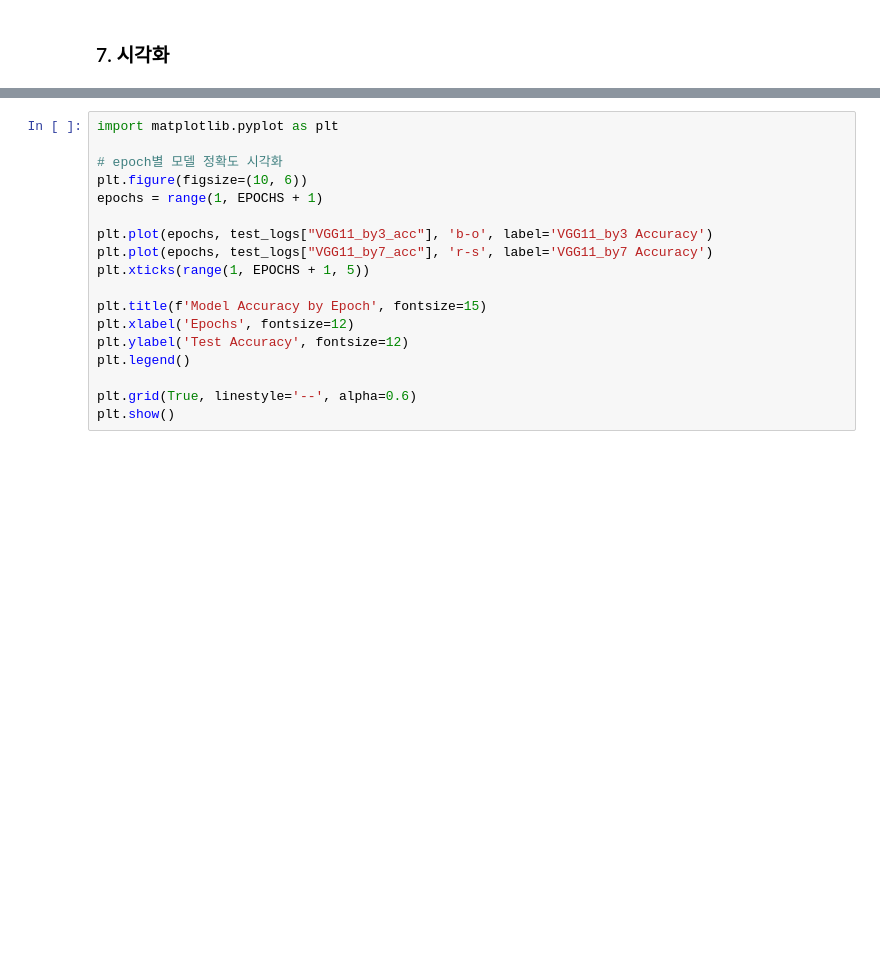
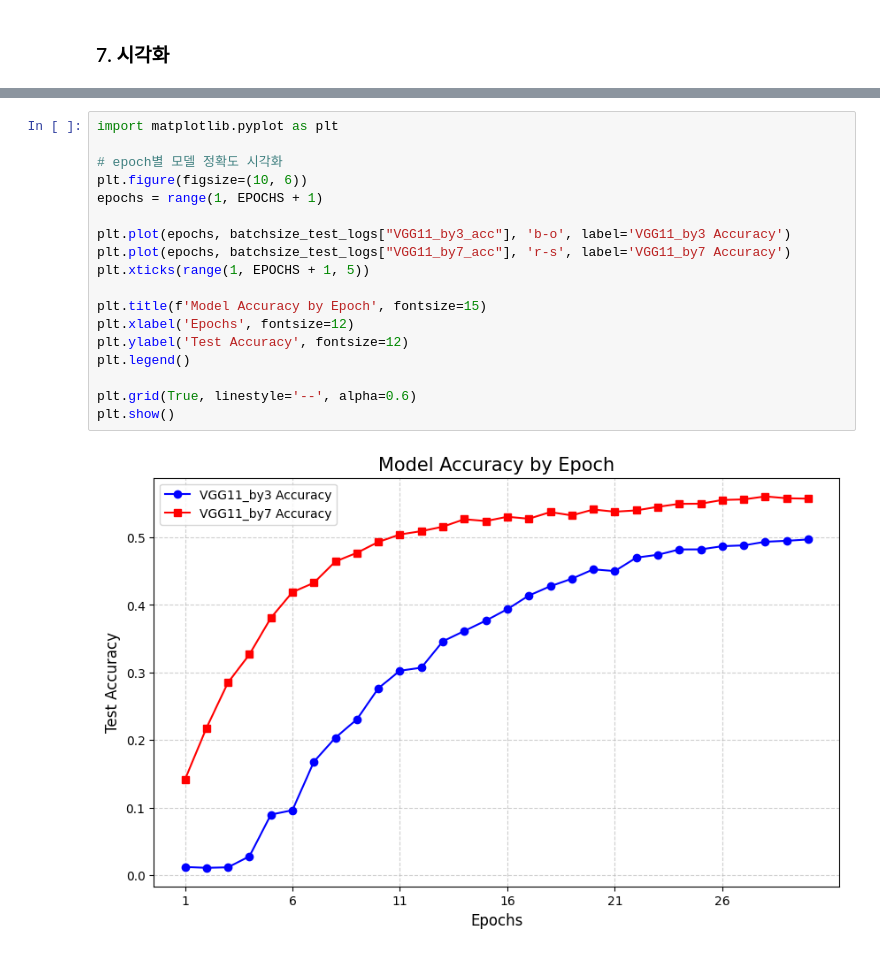
Before and after one commit to guddn/majorCNN_AI-midterm_Report-, a Jupyter notebook: 2번_VGG.ipynb, the cells around one changed output, grey strips where cells are left out. Drawn from its saved outputs; the diff is of its cells as text; blank space fills up the shorter version.

```diff
--- a/2번_VGG.ipynb
+++ b/2번_VGG.ipynb
@@ -284,18 +369,20 @@ plt.show()
 # %%
 import matplotlib.pyplot as plt
 
 # epoch별 모델 정확도 시각화
 plt.figure(figsize=(10, 6))
 epochs = range(1, EPOCHS + 1)
 
-plt.plot(epochs, test_logs["VGG11_by3_acc"], 'b-o', label='VGG11_by3 Accuracy')
-plt.plot(epochs, test_logs["VGG11_by7_acc"], 'r-s', label='VGG11_by7 Accuracy')
+plt.plot(epochs, batchsize_test_logs["VGG11_by3_acc"], 'b-o', label='VGG11_by3 Accuracy')
+plt.plot(epochs, batchsize_test_logs["VGG11_by7_acc"], 'r-s', label='VGG11_by7 Accuracy')
 plt.xticks(range(1, EPOCHS + 1, 5))
 
 plt.title(f'Model Accuracy by Epoch', fontsize=15)
 plt.xlabel('Epochs', fontsize=12)
 plt.ylabel('Test Accuracy', fontsize=12)
 plt.legend()
 
 plt.grid(True, linestyle='--', alpha=0.6)
 plt.show()
+# %% [output]
+[figure, added]
```
Also changed, not shown: parts of 9 cells of this notebook, 1 other file.
